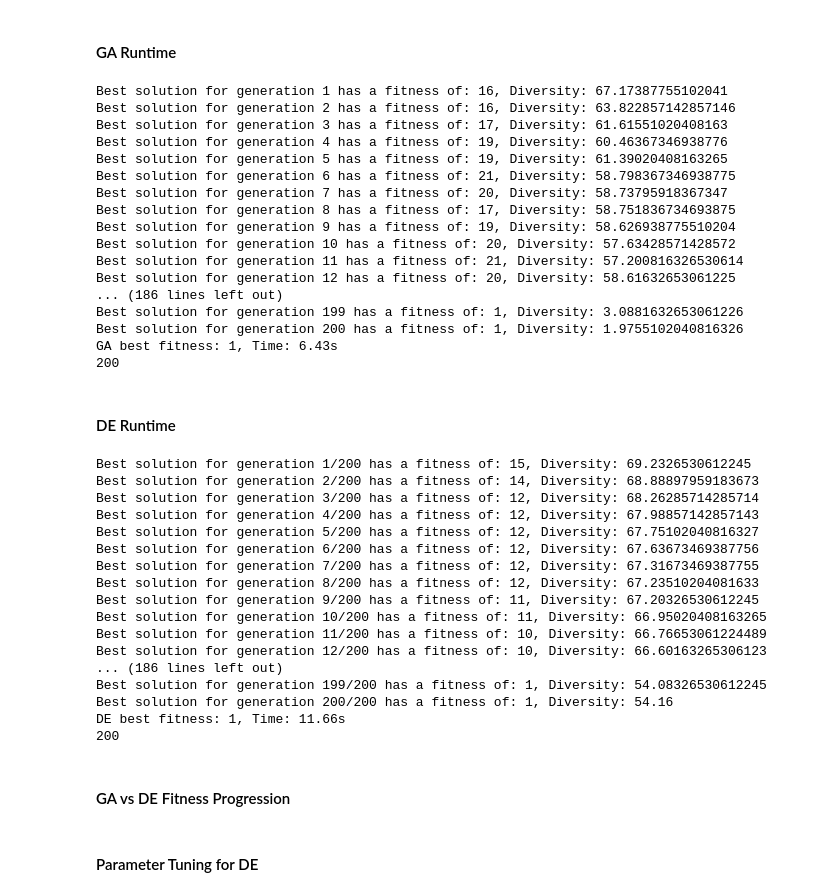
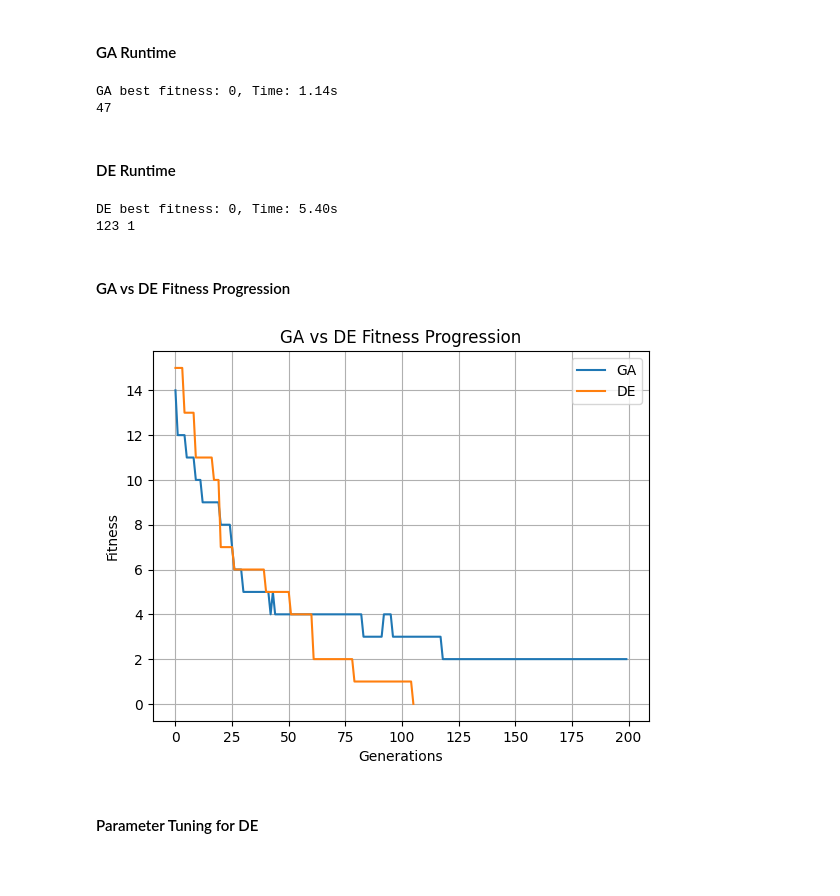
Before and after one commit to Shopiley/automated-scheduler, a Jupyter notebook: comparative_analysis.ipynb, the cells around one changed output. Drawn from its saved outputs; the diff is of its cells as text; code cells hidden in the pictures; blank space fills up the shorter version.

```diff
--- a/comparative_analysis.ipynb
+++ b/comparative_analysis.ipynb
@@ -11,7 +11,7 @@ def run_comparative_analysis(ga, max_generations):
 
     # Timing GA
     start_time_ga = time.time()
-    ga_best_solution, ga_fitness_history, convergence_generation = ga.run(max_generations)
+    ga_best_solution, ga_fitness_history, convergence_generation, diversity_history = ga.run(max_generations)
     ga_time = time.time() - start_time_ga
 
     # Record fitness results
@@ -20,29 +20,14 @@ def run_comparative_analysis(ga, max_generations):
     print(f"GA best fitness: {ga_fitness_history[-1]}, Time: {ga_time:.2f}s")
     print(len(ga_fitness_history))
 
-    return ga_fitnesses, ga_time
+    return ga_fitnesses, ga_time, diversity_history
 
-max_generations = 500
-ga_instance = GeneticAlgorithm(input_data, pop_size=50, mutation_rate=0.5)
-ga_fitnesses, ga_time = run_comparative_analysis(ga_instance, max_generations)
+max_generations = 200
+ga_instance = GeneticAlgorithm(input_data, pop_size=50, mutation_rate=0.6, crossover_rate=0.7)
+ga_fitnesses, ga_time, ga_diversity_history = run_comparative_analysis(ga_instance, max_generations)
 # %% [output]
-Best solution for generation 1 has a fitness of: 16, Diversity: 67.17387755102041
-Best solution for generation 2 has a fitness of: 16, Diversity: 63.822857142857146
-Best solution for generation 3 has a fitness of: 17, Diversity: 61.61551020408163
-Best solution for generation 4 has a fitness of: 19, Diversity: 60.46367346938776
-Best solution for generation 5 has a fitness of: 19, Diversity: 61.39020408163265
-Best solution for generation 6 has a fitness of: 21, Diversity: 58.798367346938775
-Best solution for generation 7 has a fitness of: 20, Diversity: 58.73795918367347
-Best solution for generation 8 has a fitness of: 17, Diversity: 58.751836734693875
-Best solution for generation 9 has a fitness of: 19, Diversity: 58.626938775510204
-Best solution for generation 10 has a fitness of: 20, Diversity: 57.63428571428572
-Best solution for generation 11 has a fitness of: 21, Diversity: 57.200816326530614
-Best solution for generation 12 has a fitness of: 20, Diversity: 58.61632653061225
-... (186 lines left out)
-Best solution for generation 199 has a fitness of: 1, Diversity: 3.0881632653061226
-Best solution for generation 200 has a fitness of: 1, Diversity: 1.9755102040816326
-GA best fitness: 1, Time: 6.43s
-200
+GA best fitness: 0, Time: 1.14s
+47
 # %% [markdown]
 #### DE Runtime
 # %%
@@ -56,62 +41,42 @@ def run_comparative_analysis(de, max_generations):
 
     # Timing DE
     start_time_de = time.time()
-    de_best_solution, de_fitness_history = de.run(max_generations)
+    de_best_solution, de_fitness_history, convergence_generation, diversity_history = de.run(max_generations)
     de_time = time.time() - start_time_de
 
     # Record fitness results
     de_fitnesses.append(de_fitness_history)
 
     print(f"DE best fitness: {de_fitness_history[-1]}, Time: {de_time:.2f}s")
-    print(len(de_fitness_history))
+    print(len(de_fitness_history), len(de_fitnesses))
 
-    return de_fitnesses, de_time
+    return de_fitnesses, de_time, diversity_history
 
 # Assuming both GA and DE have `run()` method implemented
-max_generations = 500
-de_instance = DifferentialEvolution(input_data, pop_size=50, F=0.5, CR=0.6)
-de_fitnesses, de_time = run_comparative_analysis(de_instance, max_generations)
+max_generations = 200
+de_instance = DifferentialEvolution(input_data, pop_size=50, F=0.4, CR=0.9)
+de_fitnesses, de_time, de_diversity_history = run_comparative_analysis(de_instance, max_generations)
 # %% [output]
-Best solution for generation 1/200 has a fitness of: 15, Diversity: 69.2326530612245
-Best solution for generation 2/200 has a fitness of: 14, Diversity: 68.88897959183673
-Best solution for generation 3/200 has a fitness of: 12, Diversity: 68.26285714285714
-Best solution for generation 4/200 has a fitness of: 12, Diversity: 67.98857142857143
-Best solution for generation 5/200 has a fitness of: 12, Diversity: 67.75102040816327
-Best solution for generation 6/200 has a fitness of: 12, Diversity: 67.63673469387756
-Best solution for generation 7/200 has a fitness of: 12, Diversity: 67.31673469387755
-Best solution for generation 8/200 has a fitness of: 12, Diversity: 67.23510204081633
-Best solution for generation 9/200 has a fitness of: 11, Diversity: 67.20326530612245
-Best solution for generation 10/200 has a fitness of: 11, Diversity: 66.95020408163265
-Best solution for generation 11/200 has a fitness of: 10, Diversity: 66.76653061224489
-Best solution for generation 12/200 has a fitness of: 10, Diversity: 66.60163265306123
-... (186 lines left out)
-Best solution for generation 199/200 has a fitness of: 1, Diversity: 54.08326530612245
-Best solution for generation 200/200 has a fitness of: 1, Diversity: 54.16
-DE best fitness: 1, Time: 11.66s
-200
+DE best fitness: 0, Time: 5.40s
+123 1
 # %% [markdown]
 #### GA vs DE Fitness Progression
 # %%
 import matplotlib.pyplot as plt
 
 def plot_fitness_comparison(ga_fitnesses, de_fitnesses):
-    generations = range(len(ga_fitnesses))
 
-    plt.plot(generations, ga_fitnesses, label="GA Fitness")
-    plt.plot(generations, de_fitnesses, label="DE Fitness")
+    plt.plot(ga_fitnesses, label="GA")
+    plt.plot(de_fitnesses, label="DE")
 
     plt.xlabel("Generations")
     plt.ylabel("Fitness")
-    plt.title("GA vs DE Fitness Progress")
-
-    # Add parameters as text annotations or inside the title
-    ga_param_str = f"GA Params: {500}"
-    de_param_str = f"DE Params: {500}"
-
-    # You can add this to the plot using `text` or `plt.figtext`
-    plt.figtext(0.99, 0.01, ga_param_str + " | " + de_param_str, horizontalalignment='right')
+    plt.title("GA vs DE Fitness Progression")
 
     plt.legend()
+    plt.grid(True)
     plt.show()
 
 plot_fitness_comparison(ga_fitnesses[-1], de_fitnesses[-1])
+# %% [output]
+[figure, added]
```
Also changed, not shown: parts of 5 cells of this notebook, 7 other files.
